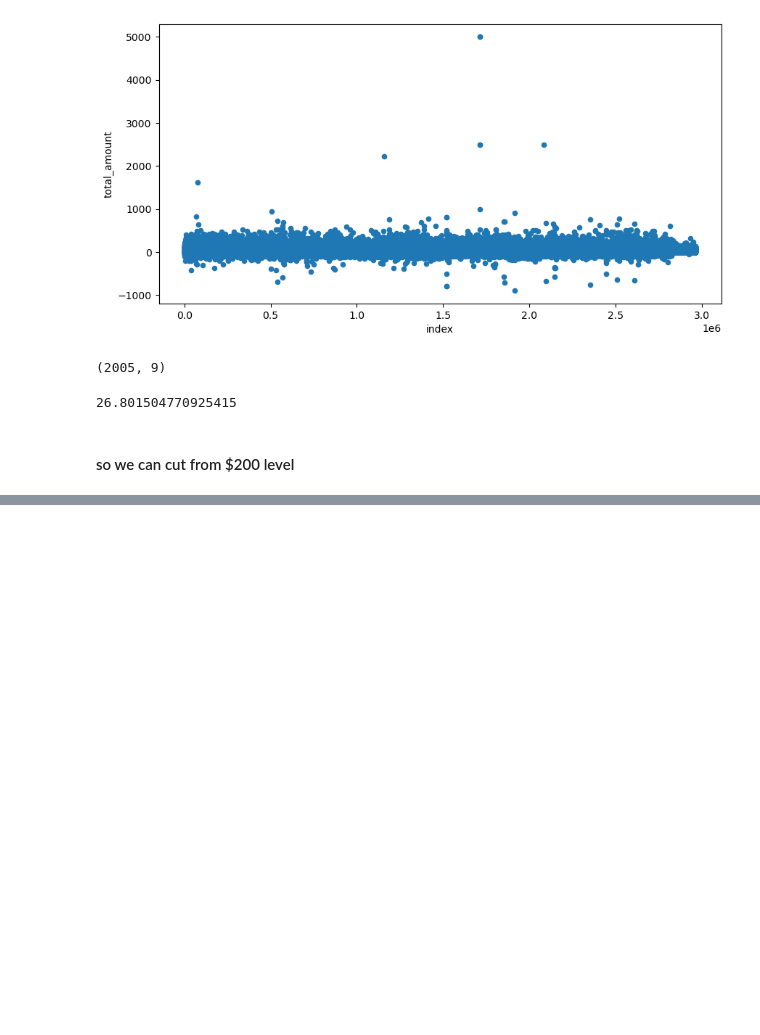
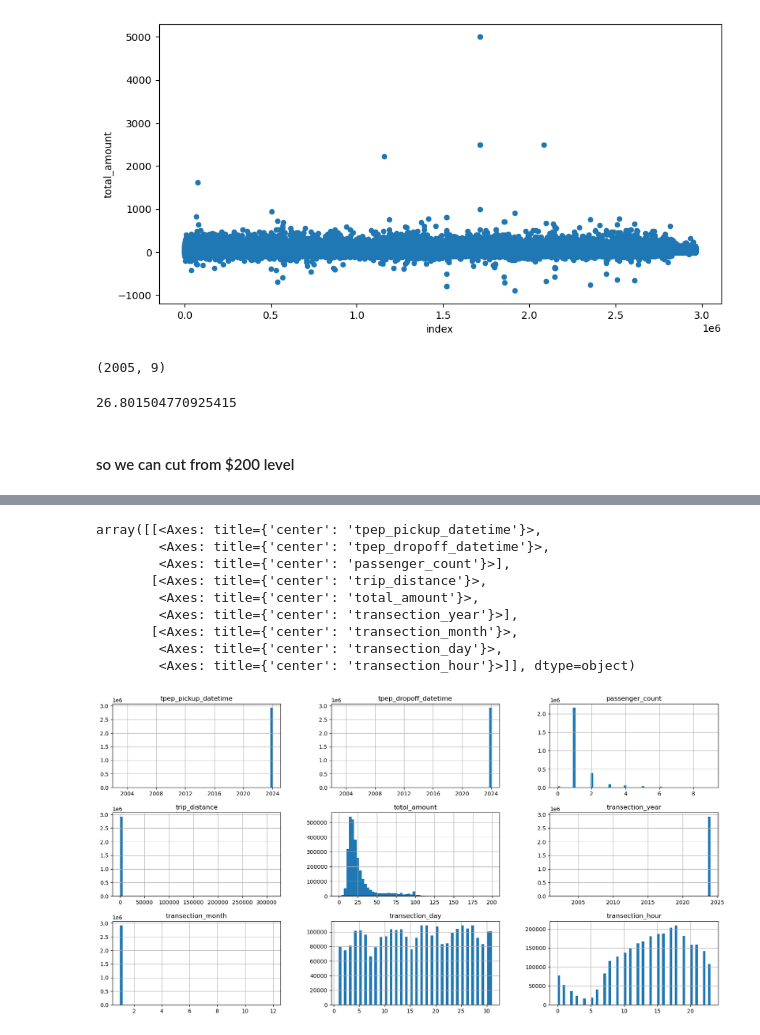
Before and after one commit to Harshjat/New-York-Taxi-Analysis, a Jupyter notebook: Presentable notebook.ipynb, the cells around one changed output, grey strips where cells are left out. Drawn from its saved outputs; the diff is of its cells as text; code cells hidden in the pictures; blank space fills up the shorter version.

Commit message:
Data prepareing and type converstioning

```diff
--- a/Presentable notebook.ipynb
+++ b/Presentable notebook.ipynb
@@ -180,0 +187,2 @@ taxi_data["total_amount"].mean()
+# %%
+taxi_data_filtered = taxi_data[(taxi_data['total_amount'] > 0) & (taxi_data['total_amount'] < 200)]
@@ -180,0 +239,2 @@ taxi_data["total_amount"].mean()
+# %%
+taxi_data_prepared = taxi_data_filtered.copy()
@@ -180,0 +243,5 @@ taxi_data["total_amount"].mean()
+# %%
+taxi_data_prepared.loc[:, 'RatecodeID'] = taxi_data_prepared['RatecodeID'].astype(str)
+taxi_data_prepared.loc[:, 'PULocationID'] = taxi_data_prepared['PULocationID'].astype(str)
+taxi_data_prepared.loc[:, 'DOLocationID'] = taxi_data_prepared['DOLocationID'].astype(str)
+taxi_data_prepared.loc[:, 'payment_type'] = taxi_data_prepared['payment_type'].astype(str)
@@ -180,0 +270,7 @@ taxi_data["total_amount"].mean()
+# %%
+taxi_data_prepared['transection_date'] = pd.to_datetime(taxi_data_prepared['tpep_pickup_datetime']).dt.date
+# we are again converting the datetime formate , as it's use is very little as string we cannot (comapre, sort, etc.)
+taxi_data_prepared['transection_year'] = taxi_data_prepared['tpep_pickup_datetime'].dt.year
+taxi_data_prepared['transection_month'] = taxi_data_prepared['tpep_pickup_datetime'].dt.month
+taxi_data_prepared['transection_day'] = taxi_data_prepared['tpep_pickup_datetime'].dt.day
+taxi_data_prepared['transection_hour'] = taxi_data_prepared['tpep_pickup_datetime'].dt.hour
@@ -180,0 +286,13 @@ taxi_data["total_amount"].mean()
+# %%
+taxi_data_prepared.hist(figsize=(20, 10), bins=60)
+# %% [output]
+array([[<Axes: title={'center': 'tpep_pickup_datetime'}>,
+        <Axes: title={'center': 'tpep_dropoff_datetime'}>,
+        <Axes: title={'center': 'passenger_count'}>],
+       [<Axes: title={'center': 'trip_distance'}>,
+        <Axes: title={'center': 'total_amount'}>,
+        <Axes: title={'center': 'transection_year'}>],
+       [<Axes: title={'center': 'transection_month'}>,
+        <Axes: title={'center': 'transection_day'}>,
+        <Axes: title={'center': 'transection_hour'}>]], dtype=object)
+[figure, added]
```
Also changed, not shown: parts of 12 cells of this notebook.
